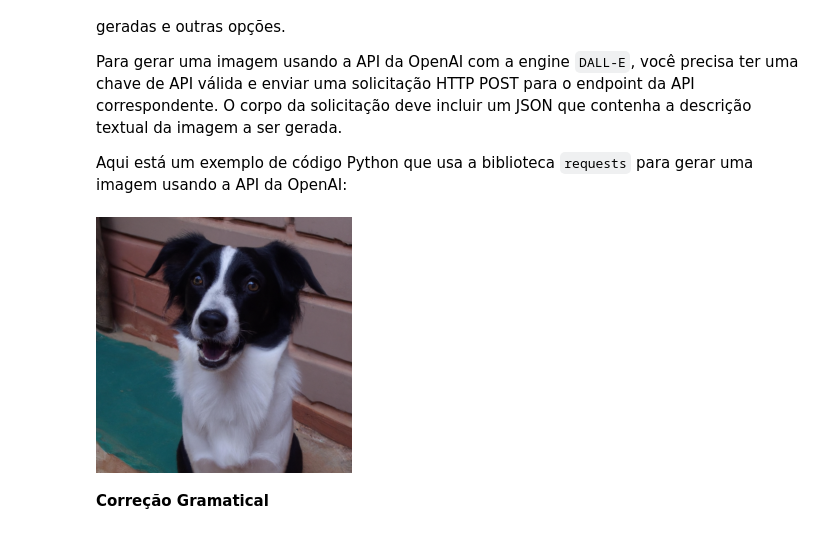
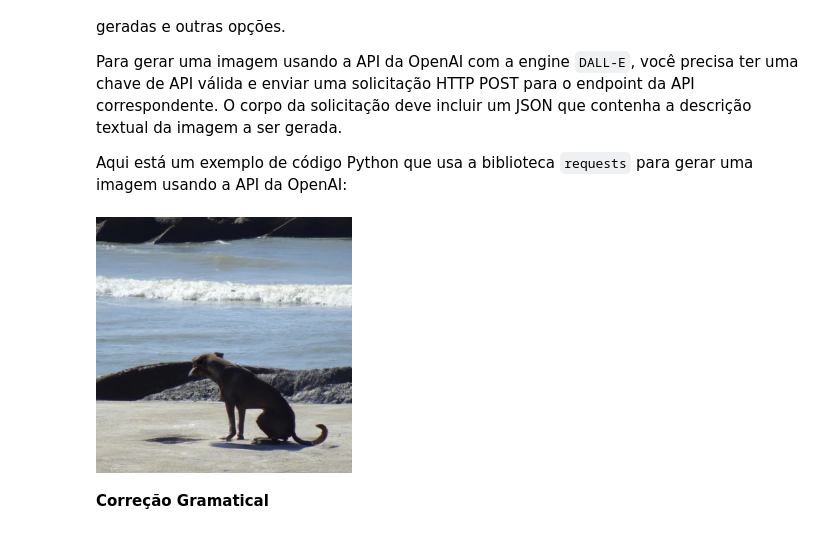
Before and after one commit to adalves-ufabc/2023.Q1-PLN, a Jupyter notebook: Aula 16/2023_Q1_PLN_Notebook_OpenAI.ipynb, the cells around one changed output. Cells and saved outputs as stored; diff of their text form; code cells hidden in the pictures.

```diff
--- a/Aula 16/2023_Q1_PLN_Notebook_OpenAI.ipynb
+++ b/Aula 16/2023_Q1_PLN_Notebook_OpenAI.ipynb
@@ -344,35 +508,35 @@ openai_api_key = os.getenv("OPENAI_API_KEY")
 
 # Define a URL do endpoint de geração de imagens
 endpoint = "https://api.openai.com/v1/images/generations"
 
 # Define os parâmetros da requisição
 data = {
     "model": "image-alpha-001",
-    "prompt": "um cachorro fofo",
+    "prompt": "um cachorro na praia",
     "num_images": 1,
     "size": "256x256",
     "response_format": "url"
 }
 
 headers = {"Authorization": f"Bearer {openai_api_key}"}
 
 # Faz a requisição à API
 response = requests.post(endpoint, json=data, headers=headers)
 response_data = response.json()
 
 # Obtém a URL da imagem gerada
 image_url = response_data["data"][0]["url"]
 
 # Faz o download da imagem e salva em um arquivo
 image_response = requests.get(image_url)
 with open("cachorro.png", "wb") as f:
     f.write(image_response.content)
 
 # Carrega a imagem usando o módulo PIL e mostra na tela
 image = Image.open("cachorro.png")
 image.show()
 # %% [output]
-[figure, old version]
+[figure, new version]
 # %% [markdown]
 **Correção Gramatical**
 # %%
```
Also changed, not shown: parts of 40 cells of this notebook.
